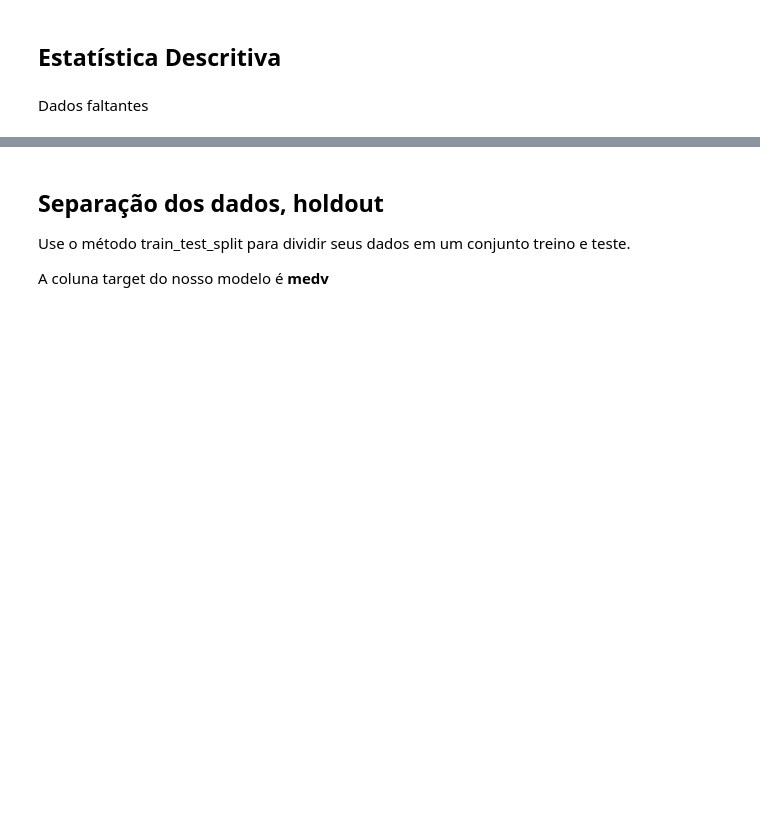
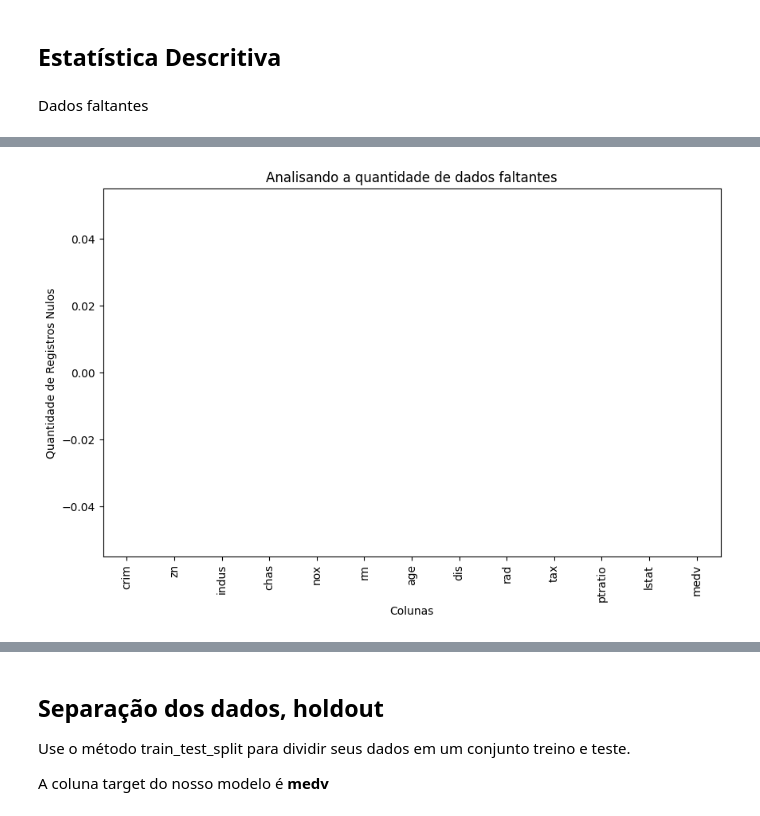
Before and after one commit to Lenoxel/modelos-preditivos-classicos, a Jupyter notebook: notebooks/atividade-05/atividade-05.ipynb, the cells around one changed output, grey strips where cells are left out. Drawn from its saved outputs; the diff is of its cells as text; code cells hidden in the pictures; blank space fills up the shorter version.

```diff
--- a/notebooks/atividade-05/atividade-05.ipynb
+++ b/notebooks/atividade-05/atividade-05.ipynb
@@ -113,0 +111,14 @@ Dados faltantes
+# %%
+null_counts = df.isna().sum()
+
+plt.figure(figsize=(10, 6))
+
+null_counts.plot(kind='bar')
+
+plt.title('Analisando a quantidade de dados faltantes')
+plt.xlabel('Colunas')
+plt.ylabel('Quantidade de Registros Nulos')
+
+plt.show()
+# %% [output]
+[figure, added]
```
Also changed, not shown: parts of 11 cells of this notebook.
